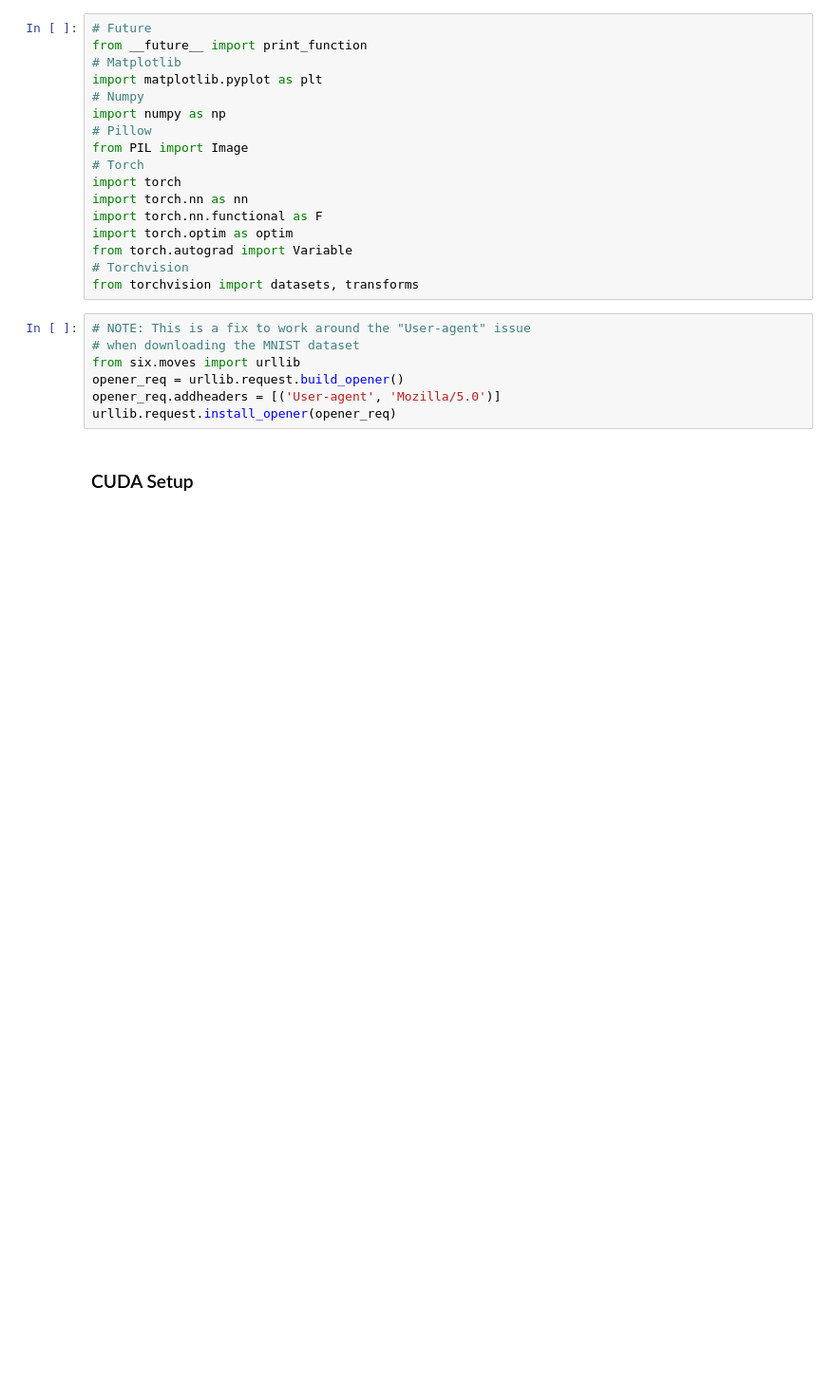
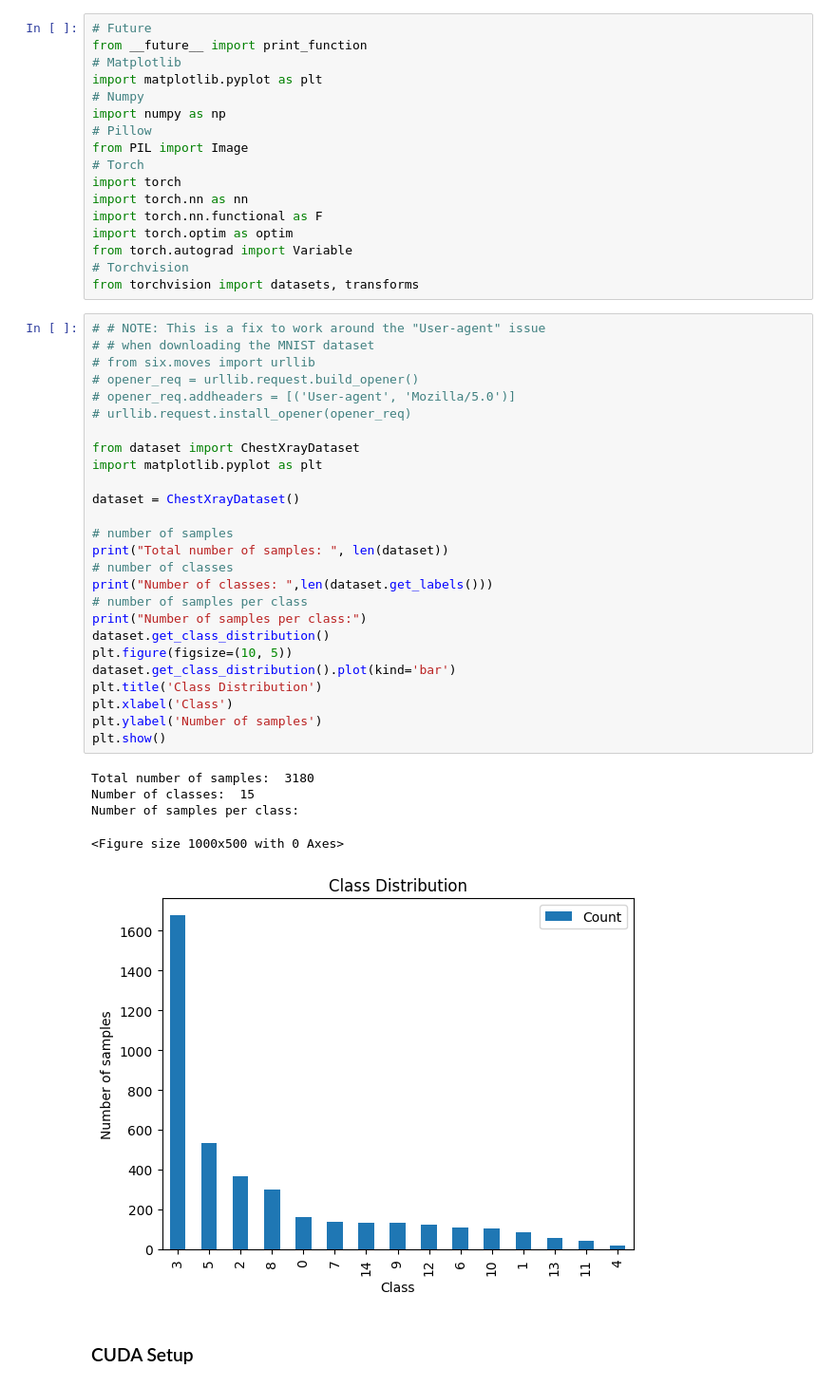
Before and after one commit to TsukiSky/multi-targeted-ifgsm-on-image-classification, a Jupyter notebook: experiment/attack/itfgsm/ProfsCode.ipynb, the cells around one changed output. Shown: that part at 95% size. Drawn from its saved outputs; the diff is of its cells as text; blank space fills up the shorter version.

```diff
--- a/experiment/attack/itfgsm/ProfsCode.ipynb
+++ b/experiment/attack/itfgsm/ProfsCode.ipynb
@@ -36,12 +36,37 @@ from torch.autograd import Variable
 # Torchvision
 from torchvision import datasets, transforms
 # %%
-# NOTE: This is a fix to work around the "User-agent" issue
-# when downloading the MNIST dataset
-from six.moves import urllib
-opener_req = urllib.request.build_opener()
-opener_req.addheaders = [('User-agent', 'Mozilla/5.0')]
-urllib.request.install_opener(opener_req)
+# # NOTE: This is a fix to work around the "User-agent" issue
+# # when downloading the MNIST dataset
+# from six.moves import urllib
+# opener_req = urllib.request.build_opener()
+# opener_req.addheaders = [('User-agent', 'Mozilla/5.0')]
+# urllib.request.install_opener(opener_req)
+
+from dataset import ChestXrayDataset
+import matplotlib.pyplot as plt
+
+dataset = ChestXrayDataset()
+
+# number of samples
+print("Total number of samples: ", len(dataset))
+# number of classes
+print("Number of classes: ",len(dataset.get_labels()))
+# number of samples per class
+print("Number of samples per class:")
+dataset.get_class_distribution()
+plt.figure(figsize=(10, 5))
+dataset.get_class_distribution().plot(kind='bar')
+plt.title('Class Distribution')
+plt.xlabel('Class')
+plt.ylabel('Number of samples')
+plt.show()
+# %% [output]
+Total number of samples:  3180
+Number of classes:  15
+Number of samples per class:
+<Figure size 1000x500 with 0 Axes>
+[figure, added]
 # %% [markdown]
 ### CUDA Setup
 # %%
```
Also changed, not shown: parts of 16 cells of this notebook.
